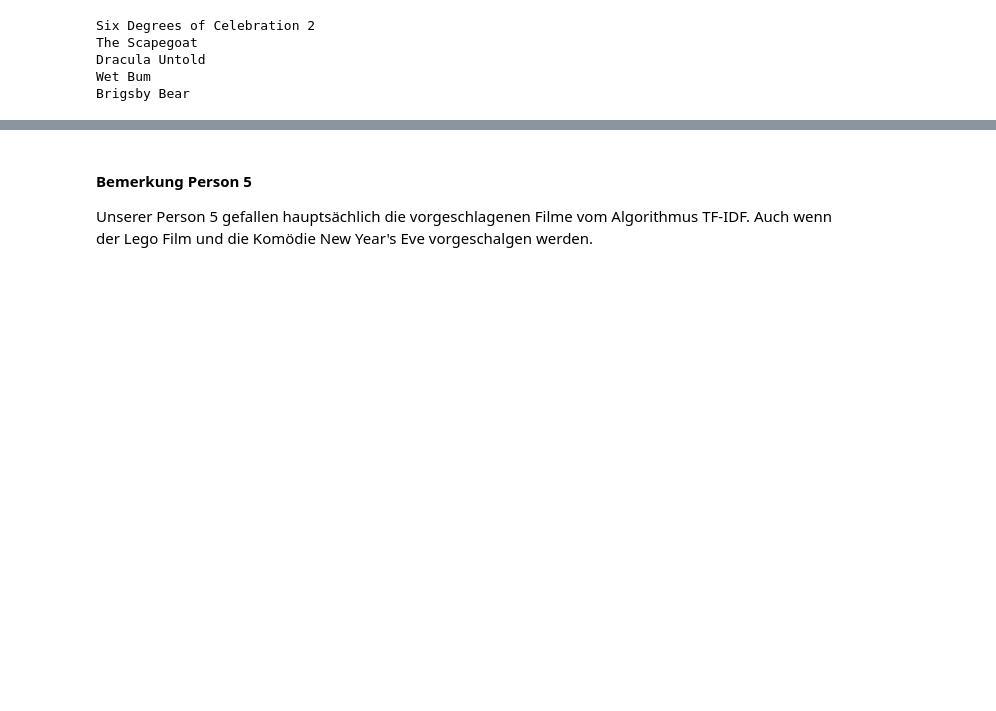
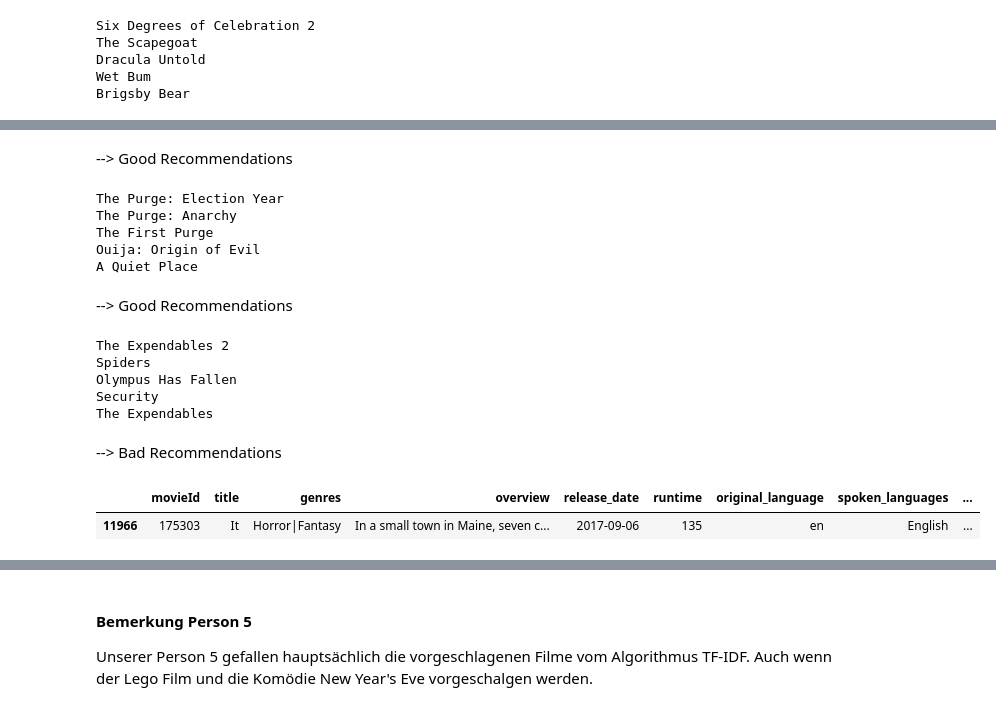
Before and after one commit to Luuzemp14/Cds1_Tinder-4-Movies, a Jupyter notebook: datawrangling.ipynb, the cells around one changed output, grey strips where cells are left out. Cells and saved outputs as stored; diff of their text form; code cells hidden in the pictures; blank space fills up the shorter version.

```diff
--- a/datawrangling.ipynb
+++ b/datawrangling.ipynb
@@ -544,0 +558,34 @@ Brigsby Bear
+# %% [markdown]
+--> Good Recommendations
+# %%
+recommendations_tfidf = tfidf_final(["The Purge"], df_movies_nlp, cols)
+
+for movie in recommendations_tfidf:
+    print(movie)
+# %% [output]
+The Purge: Election Year
+The Purge: Anarchy
+The First Purge
+Ouija: Origin of Evil
+A Quiet Place
+# %% [markdown]
+--> Good Recommendations
+# %%
+recommendations_tfidf = tfidf_final(["Texas Chainsaw 3D"], df_movies_nlp, cols)
+
+for movie in recommendations_tfidf:
+    print(movie)
+# %% [output]
+The Expendables 2
+Spiders
+Olympus Has Fallen
+Security
+The Expendables
+# %% [markdown]
+--> Bad Recommendations
+# %%
+# show entire row of movie "It"
+df_movies[df_movies["title"] == "It"]
+# %% [output]
+|  | movieId | title | genres | overview | release_date | runtime | original_language | spoken_languages | ... |
+| 11966 | 175303 | It | Horror|Fantasy | In a small town in Maine, seven c... | 2017-09-06 | 135 | en | English | ... |
```
Also changed, not shown: parts of 13 cells of this notebook.
